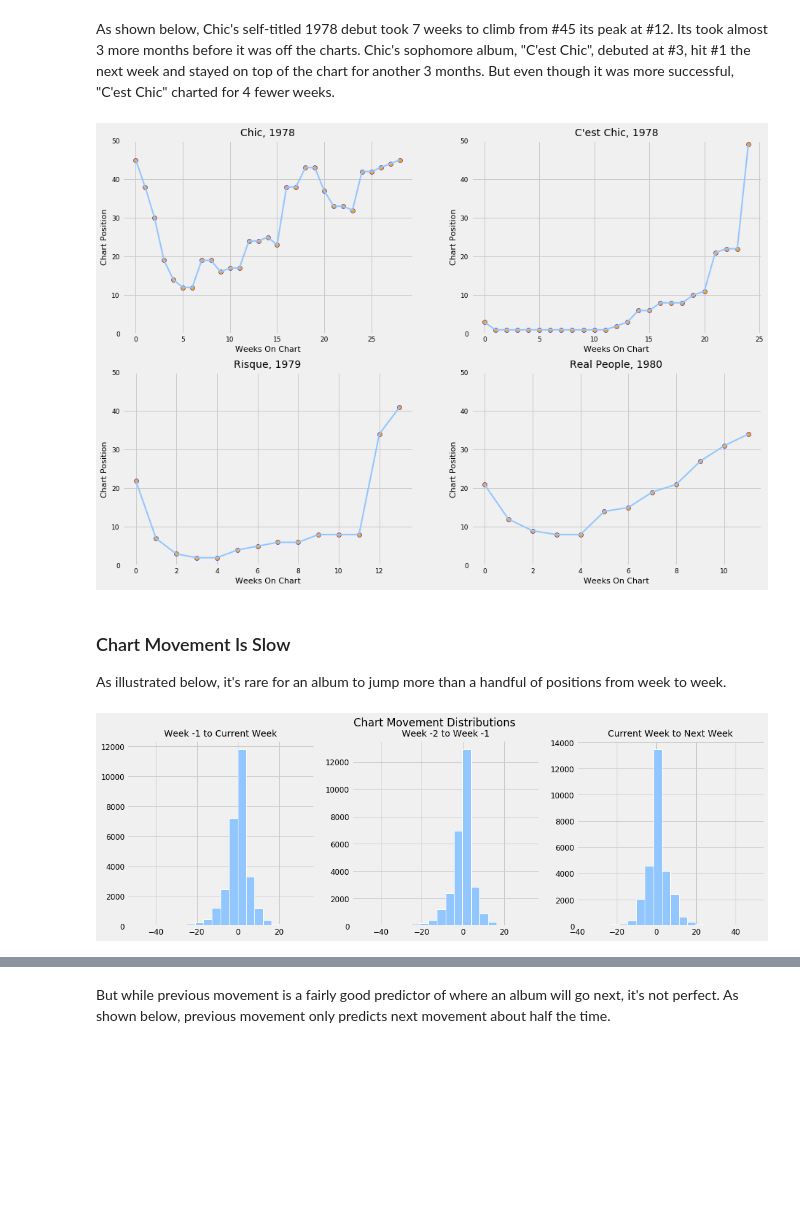
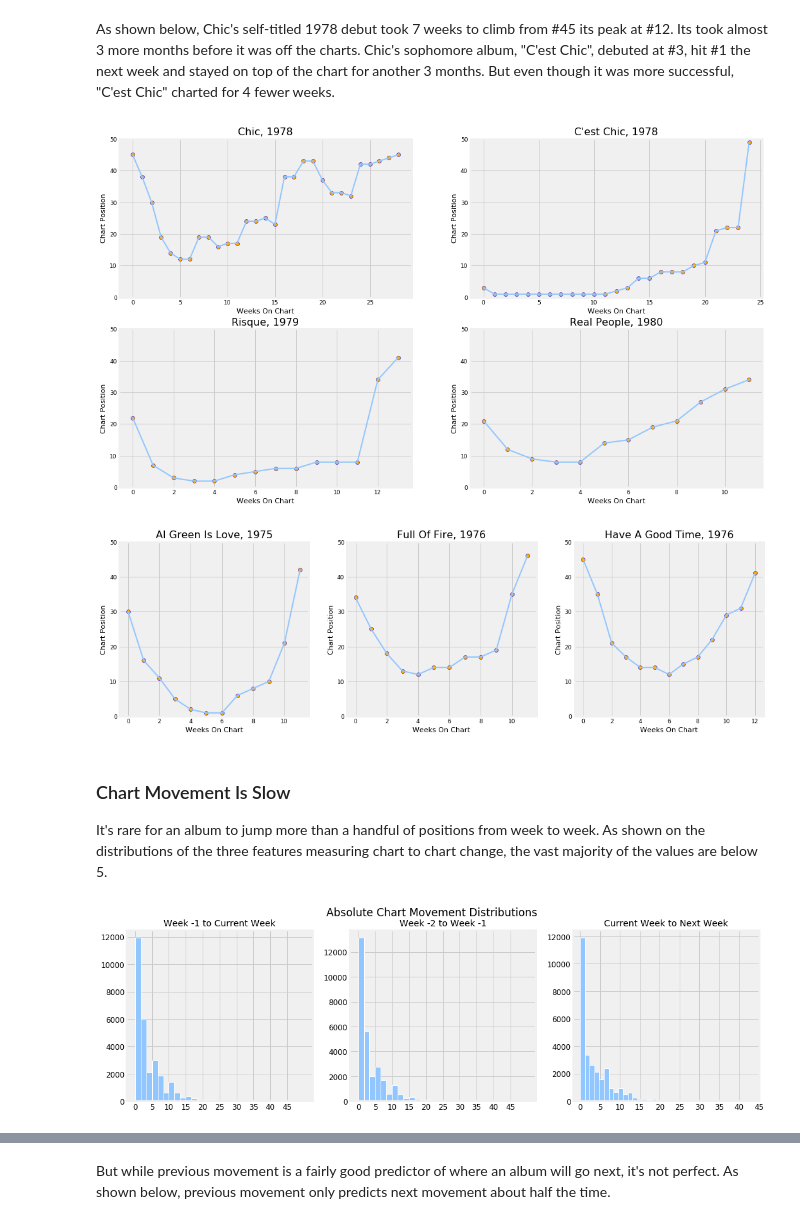
Before and after one commit to afriedman412/r-b_billboard_charts, a Jupyter notebook: bootsy_final_2.ipynb, the cells around one changed output, grey strips where cells are left out. Drawn from its saved outputs; the diff is of its cells as text; code cells hidden in the pictures; blank space fills up the shorter version.

```diff
--- a/bootsy_final_2.ipynb
+++ b/bootsy_final_2.ipynb
@@ -31,10 +31,14 @@ import datetime as datetime
 import warnings
 warnings.simplefilter("ignore")
 
+from sklearn.model_selection import train_test_split
+from xgboost import XGBRegressor
+from sklearn.preprocessing import StandardScaler
+from sklearn.pipeline import Pipeline
+
 import matplotlib.pyplot as plt
 import seaborn as sns
 %matplotlib inline
-plt.style.use('fivethirtyeight')
 plt.style.use('seaborn-pastel')
 # %%
 def charto(chart='r-b-hip-hop-albums', date='1984-01-22'):
@@ -207,7 +211,7 @@ def chart_path(artist, cols, x, y, i=None):
     rows = int(plots/cols) + (plots % cols)
     n = 1
     fig = plt.figure(figsize=(x,y))
-    plt.tight_layout(h_pad=4)
+    plt.tight_layout()
     for k in keys:
         d = df[df['key'] == k]
         t = d['title'].values[0]
@@ -225,38 +229,42 @@ def chart_path(artist, cols, x, y, i=None):
 # %% [markdown]
 As shown below, Chic's self-titled 1978 debut took 7 weeks to climb from \#45 its peak at \#12. Its took almost 3 more months before it was off the charts. Chic's sophomore album, "C'est Chic", debuted at \#3, hit \#1 the next week and stayed on top of the chart for another 3 months. But even though it was more successful, "C'est Chic" charted for 4 fewer weeks.
 # %%
-chart_path('Chic', 2, 14, 10, [0,1,2,4])
+chart_path('Chic', 2, 16, 10, [0,1,2,4])
 # %% [output]
-[figure, old version]
+[figure, new version]
+# %%
+chart_path('Al Green', 3, 16, 5, [2,3,4])
+# %% [output]
+[figure, added]
 # %% [markdown]
 ### Chart Movement Is Slow
-As illustrated below, it's rare for an album to jump more than a handful of positions from week to week.
+It's rare for an album to jump more than a handful of positions from week to week. As shown on the distributions of the three features measuring chart to chart change, the vast majority of the values are below 5.
 # %%
 plt.figure(figsize=(16,5))
 # plt.tight_layout(h_pad=2)
-plt.suptitle(t='Chart Movement Distributions',size=17)
+plt.suptitle(t='Absolute Chart Movement Distributions',size=17)
 
 # plot 1
 plt.subplot(1,3,1)
-df['delta_1'].hist(ec='w', lw=1, bins=20)
+abs(df['delta_1']).hist(ec='w', lw=1, bins=30)
 plt.title(s='Week -1 to Current Week', size=14)
-plt.xticks(size=12)
+plt.xticks(np.arange(0,50,5),size=12)
 plt.yticks(size=12)
 
 
 # plot 2
 plt.subplot(1,3,2)
-df['delta_2'].hist(ec='w', lw=1, bins=20)
+abs(df['delta_2']).hist(ec='w', lw=1, bins=30)
 plt.title(s='Week -2 to Week -1', size=14)
-plt.xticks(size=12)
+plt.xticks(np.arange(0,50,5),size=12)
 plt.yticks(size=12)
 
 # plot 3
 plt.subplot(1,3,3)
-df['next_delta'].hist(ec='w', lw=1, bins=20)
+abs(df['next_delta']).hist(ec='w', lw=1, bins=30)
 plt.title(s='Current Week to Next Week', size=14)
-plt.xticks(size=12)
+plt.xticks(np.arange(0,50,5),size=12)
 plt.yticks(size=12);
 # %% [output]
-[figure, old version]
+[figure, new version]
 # %% [markdown]
```
Also changed, not shown: parts of 31 cells of this notebook.
